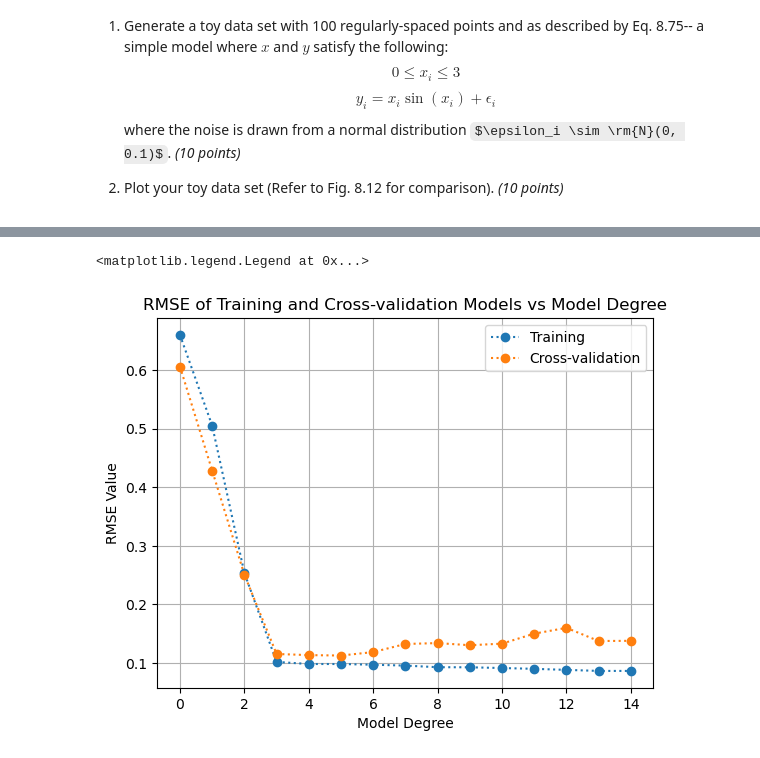
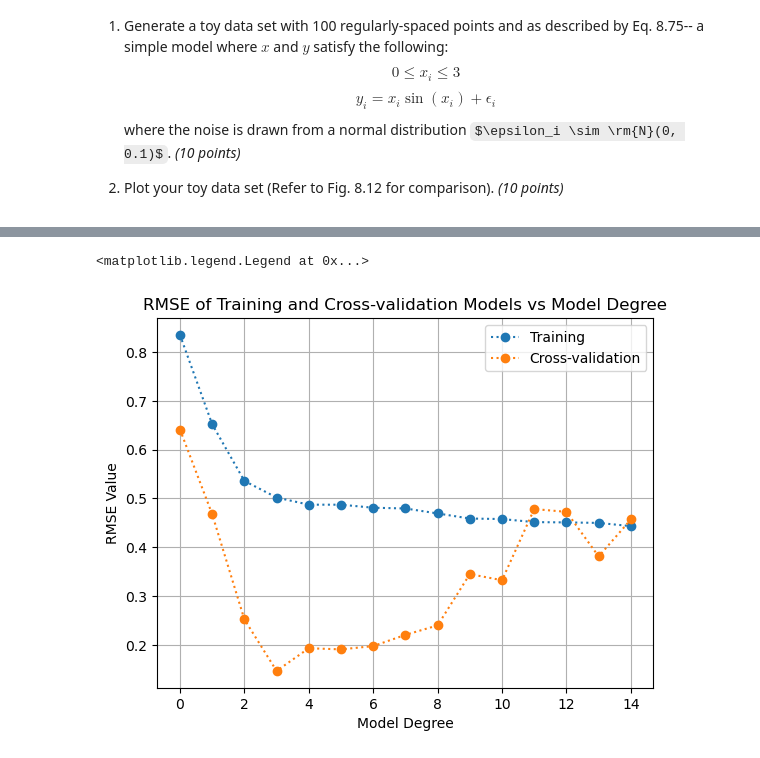
Before and after one commit to davidsaurus/AP_157_Lab, a Jupyter notebook: Daffon_AP157_lab_assignment_A1.ipynb, the cells around one changed output, grey strips where cells are left out. Saved outputs shown, nothing was run; the diff lists cells and outputs as text; code cells hidden in the pictures; some formulas as TeX source.

```diff
--- a/Daffon_AP157_lab_assignment_A1.ipynb
+++ b/Daffon_AP157_lab_assignment_A1.ipynb
@@ -81,0 +133,13 @@ x_testf, x_cvad, y_testf, y_cvad = model_selection.train_test_split(x_testi, y_t
+# %%
+x2 = np.linspace(0, 3, 100) # creating 100 regularly-spaced points from 0 to 3 as values of x
+eps2 = np.random.normal(0, 0.5, 100) # creating 100 random points (from the normal distribution), but this time with stdev of 0.5
+
+def f2(x2): # defining the function according to Eq. 8.75
+  return x2*np.sin(x2) + eps2
+
+y2 = f2(x2) # storing output as  variable y
+
+plt.scatter(x2, y2, marker='1') # plotting
+plt.xlabel('x')
+plt.ylabel('y')
+plt.title("Toy data set 2")
@@ -82,14 +155,17 @@ x_testf, x_cvad, y_testf, y_cvad = model_selection.train_test_split(x_testi, y_t
+# %%
+x2_train, x2_testi, y2_train, y2_testi = model_selection.train_test_split(x2, y2, test_size=0.5, random_state=100)
+x2_testf, x2_cvad, y2_testf, y2_cvad = model_selection.train_test_split(x_testi, y_testi, test_size=0.5, random_state=100)
 # %%
 polyline = np.linspace(0, 3, 50)
 model_array = []
 
 for i in np.arange(0, 15, 1):
-  model = np.poly1d(np.polyfit(x_train, y_train, i))
+  model = np.poly1d(np.polyfit(x2_train, y2_train, i))
   model_array.append(model(polyline))
   plt.plot(polyline, model_array[i])
 
-plt.scatter(x_train, y_train, marker="1")
+plt.scatter(x2_train, y2_train, marker="1")
 plt.xlabel('x')
 plt.ylabel('y')
-plt.title('Best fit lines over the data')
+plt.title('Best fit lines over the toy data set')
 # %% [output]
@@ -101,26 +180,26 @@ def rmse(y, y_true):
 # %%
 polyline2 = np.linspace(0, 3, 25)
 model_array2 = []
 model_array3 = []
-metrics_test_list = []
+metrics_train_list = []
 metrics_cvad_list = []
 
 for i in np.arange(0, 15, 1):
-  model = np.poly1d(np.polyfit(x_train, y_train, i))
-  model_array2.append(model(x_train))
-  model_array3.append(model(x_cvad))
+  model = np.poly1d(np.polyfit(x2_train, y2_train, i))
+  model_array2.append(model(x2_train))
+  model_array3.append(model(x2_cvad))
 
 for j in np.arange(0, 15, 1):
-  metrics_test_list.append(metrics.mean_squared_error(y_train, model_array2[j], squared=False))
-  metrics_cvad_list.append(metrics.mean_squared_error(y_cvad, model_array3[j], squared=False))
+  metrics_train_list.append(metrics.mean_squared_error(y2_train, model_array2[j], squared=False))
+  metrics_cvad_list.append(metrics.mean_squared_error(y2_cvad, model_array3[j], squared=False))
 
-plt.plot(np.arange(0, 15, 1), metrics_test_list, label='Training', marker='o', linestyle='dotted')
+plt.plot(np.arange(0, 15, 1), metrics_train_list, label='Training', marker='o', linestyle='dotted')
 plt.plot(np.arange(0, 15, 1), metrics_cvad_list, label='Cross-validation', marker='o', linestyle='dotted')
 plt.grid()
 plt.title('RMSE of Training and Cross-validation Models vs Model Degree')
 plt.xlabel('Model Degree')
 plt.ylabel('RMSE Value')
 plt.legend()
 # %% [output]
 <matplotlib.legend.Legend at 0x...>
-[figure, old version]
+[figure, new version]
```
Also changed, not shown: parts of 16 cells of this notebook.
